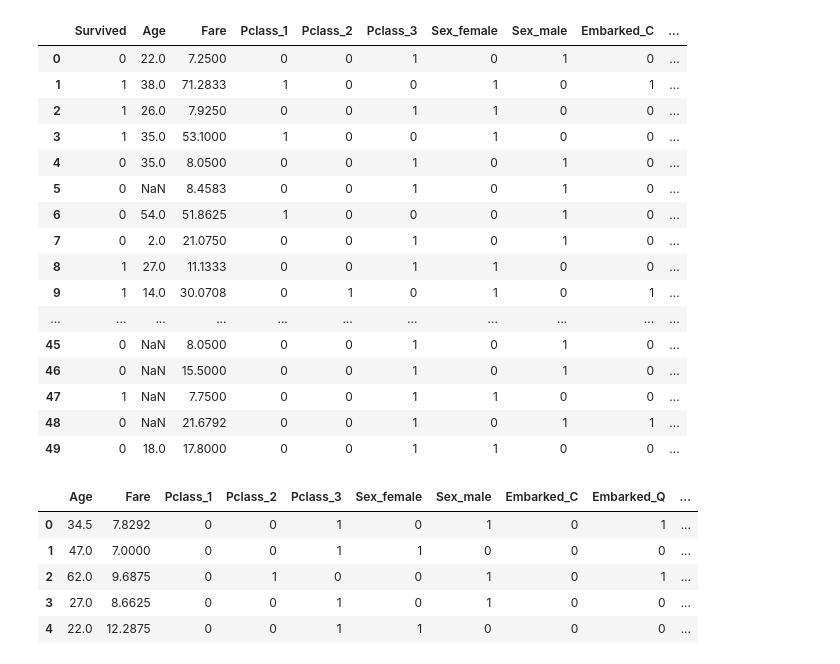
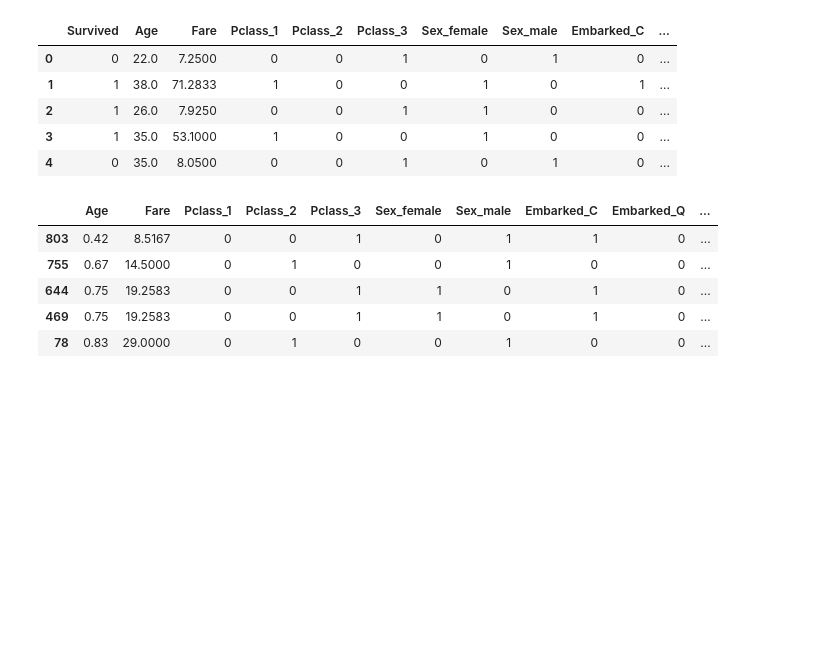
Before and after one commit to Uh-hub/avocado, a Jupyter notebook: (study1)titanic_age_model.ipynb, the cells around one changed output. Cells and saved outputs as stored; diff of their text form; code cells hidden in the pictures; blank space fills up the shorter version.

```diff
--- a/(study1)titanic_age_model.ipynb
+++ b/(study1)titanic_age_model.ipynb
@@ -3,11 +26,11 @@
 # %%
-#어떤 승객이 살아남고 어떤 승객이 죽었는지 판단하는 게 목적
+#train 데이터 / 나머지 원핫 / age는 NaN 데이터가 200개 이기 때문에 age를 종속 변수로 두고 또 모델 돌리고 싶음
 import pandas as pd
 
-train = pd.read_csv('./train.csv')
-test = pd.read_csv('./test.csv')
+train = pd.read_csv('/content/train.csv')
+test = pd.read_csv('/content/test.csv')
 
-train.head(50) #전부 불러오는데 시간이 걸리기 때문에 간략
+train.head() #전부 불러오는데 시간이 걸리기 때문에 간략
 #NaN : not a number
 # %% [output]
 |  | PassengerId | Survived | Pclass | Name | Sex | Age | SibSp | Parch | Ticket | Fare | ... |
@@ -33,7 +45,7 @@ import numpy as np
 
 #여기에서는 필요한 열 뽑기
 train = train[['Survived', 'Pclass', 'Sex', 'Age', 'SibSp', 'Parch', 'Fare', 'Embarked']]
-test = test[['Pclass', 'Sex','Age','SibSp','Parch','Fare','Embarked']]
+
 
 #dummies  pclass랑 sex는 원핫 인코딩 (test,train 모두)
 train = pd.get_dummies(train, columns = ['Pclass'])
@@ -45,42 +57,31 @@ test = pd.get_dummies(test, columns = ['Sex'])
 
 #embark 결측치 행 2개 제거(train)
 train['Embarked'].dropna(axis=0)
 
 #dummies  pclass랑 sex는 원핫 인코딩 (test,train 모두)
 train = pd.get_dummies(train, columns = ['Embarked'])
 test = pd.get_dummies(test, columns = ['Embarked'])
 
 
 
 # train = train.dropna(axis=0)
 # print(train.info())
 
 #Family_SIze = SibSp + Parch(train)
 Family_Size =  train['SibSp'] + train['Parch']
 train['Family Size'] = Family_Size
 train = train.drop(['SibSp', 'Parch'], axis = 1)
 
 #Family_SIze = SibSp + Parch(test)
 Family_Size =  test['SibSp'] + test['Parch']
 test['Family Size'] = Family_Size
 test = test.drop(['SibSp', 'Parch'], axis = 1)
 
-train.head(50)
+train.head()
 # %% [output]
 |  | Survived | Age | Fare | Pclass_1 | Pclass_2 | Pclass_3 | Sex_female | Sex_male | Embarked_C | ... |
 | 0 | 0 | 22.0 | 7.2500 | 0 | 0 | 1 | 0 | 1 | 0 | ... |
 | 1 | 1 | 38.0 | 71.2833 | 1 | 0 | 0 | 1 | 0 | 1 | ... |
 | 2 | 1 | 26.0 | 7.9250 | 0 | 0 | 1 | 1 | 0 | 0 | ... |
 | 3 | 1 | 35.0 | 53.1000 | 1 | 0 | 0 | 1 | 0 | 0 | ... |
 | 4 | 0 | 35.0 | 8.0500 | 0 | 0 | 1 | 0 | 1 | 0 | ... |
-| 5 | 0 | NaN | 8.4583 | 0 | 0 | 1 | 0 | 1 | 0 | ... |
-| 6 | 0 | 54.0 | 51.8625 | 1 | 0 | 0 | 0 | 1 | 0 | ... |
-| 7 | 0 | 2.0 | 21.0750 | 0 | 0 | 1 | 0 | 1 | 0 | ... |
-| 8 | 1 | 27.0 | 11.1333 | 0 | 0 | 1 | 1 | 0 | 0 | ... |
-| 9 | 1 | 14.0 | 30.0708 | 0 | 1 | 0 | 1 | 0 | 1 | ... |
-| ... | ... | ... | ... | ... | ... | ... | ... | ... | ... | ... |
-| 45 | 0 | NaN | 8.0500 | 0 | 0 | 1 | 0 | 1 | 0 | ... |
-| 46 | 0 | NaN | 15.5000 | 0 | 0 | 1 | 0 | 1 | 0 | ... |
-| 47 | 1 | NaN | 7.7500 | 0 | 0 | 1 | 1 | 0 | 0 | ... |
-| 48 | 0 | NaN | 21.6792 | 0 | 0 | 1 | 0 | 1 | 1 | ... |
-| 49 | 0 | 18.0 | 17.8000 | 0 | 0 | 1 | 1 | 0 | 0 | ... |
@@ -87,9 +92,9 @@ train.head(50)
 # %%
-test.head()
+age_df.head()
 # %% [output]
 |  | Age | Fare | Pclass_1 | Pclass_2 | Pclass_3 | Sex_female | Sex_male | Embarked_C | Embarked_Q | ... |
-| 0 | 34.5 | 7.8292 | 0 | 0 | 1 | 0 | 1 | 0 | 1 | ... |
-| 1 | 47.0 | 7.0000 | 0 | 0 | 1 | 1 | 0 | 0 | 0 | ... |
-| 2 | 62.0 | 9.6875 | 0 | 1 | 0 | 0 | 1 | 0 | 1 | ... |
-| 3 | 27.0 | 8.6625 | 0 | 0 | 1 | 0 | 1 | 0 | 0 | ... |
-| 4 | 22.0 | 12.2875 | 0 | 0 | 1 | 1 | 0 | 0 | 0 | ... |
+| 803 | 0.42 | 8.5167 | 0 | 0 | 1 | 0 | 1 | 1 | 0 | ... |
+| 755 | 0.67 | 14.5000 | 0 | 1 | 0 | 0 | 1 | 0 | 0 | ... |
+| 644 | 0.75 | 19.2583 | 0 | 0 | 1 | 1 | 0 | 1 | 0 | ... |
+| 469 | 0.75 | 19.2583 | 0 | 0 | 1 | 1 | 0 | 1 | 0 | ... |
+| 78 | 0.83 | 29.0000 | 0 | 1 | 0 | 0 | 1 | 0 | 0 | ... |
```
Also changed, not shown: parts of 41 cells of this notebook.
